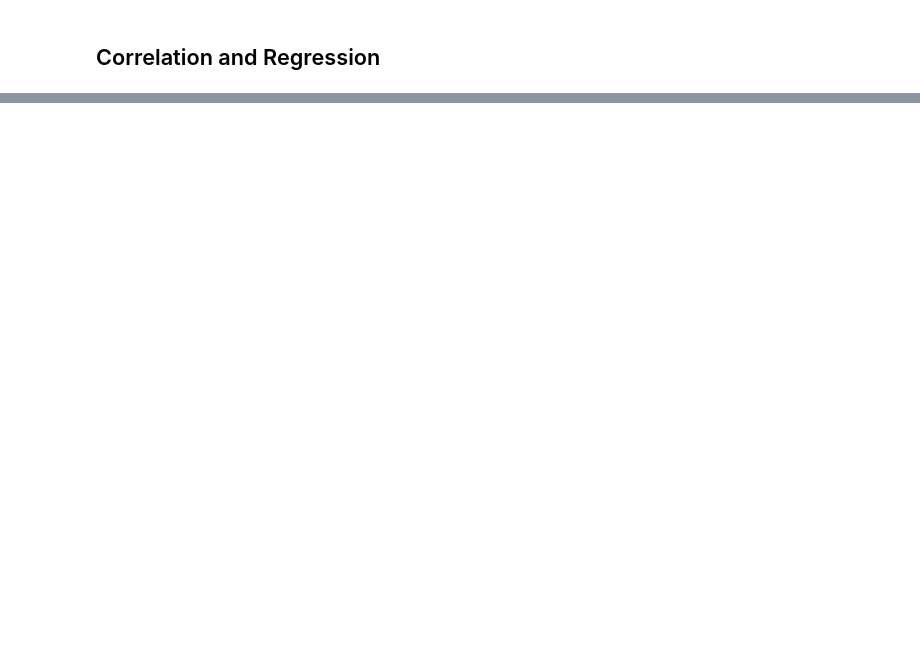
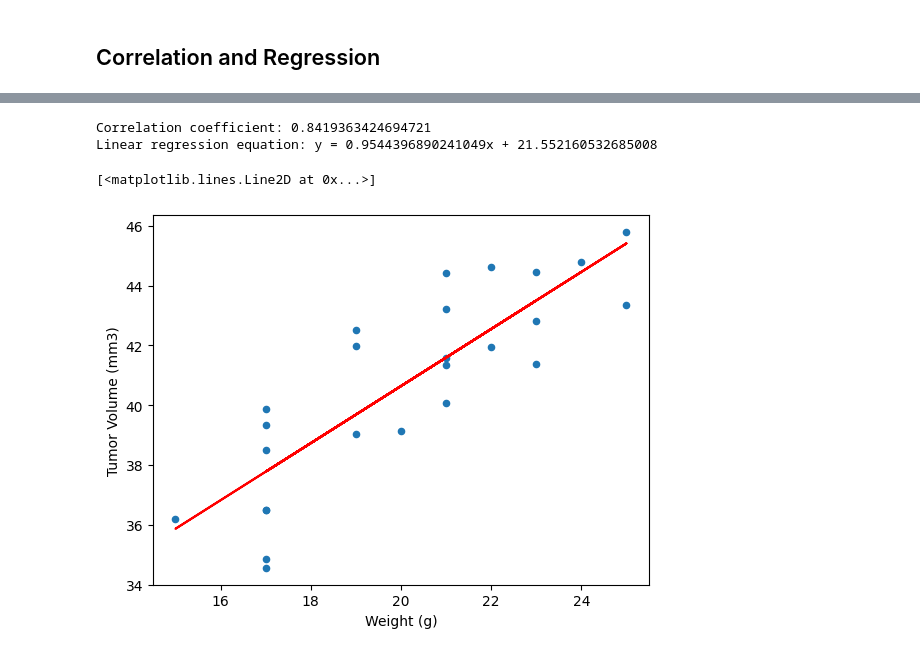
Before and after one commit to joecotten/module_5_challenge, a Jupyter notebook: pymaceuticals_starter.ipynb, the cells around one changed output, grey strips where cells are left out. Cells and saved outputs as stored; diff of their text form; code cells hidden in the pictures; blank space fills up the shorter version.

```diff
--- a/pymaceuticals_starter.ipynb
+++ b/pymaceuticals_starter.ipynb
@@ -220,0 +252,19 @@ The correlation between mouse weight and the average tumor volume is 0.84
+# %%
+# Calculate the correlation coefficient and a linear regression model
+# for mouse weight and average observed tumor volume for the entire Capomulin regimen
+from scipy.stats import linregress
+
+Capomulin_df = clean_df.loc[clean_df["Drug Regimen"] == "Capomulin",:]
+avg_tumor_volume = Capomulin_df.groupby('Mouse ID')['Tumor Volume (mm3)'].mean()
+capomulin_data_with_weight = pd.merge(avg_tumor_volume, mouse_metadata, on='Mouse ID')
+ax = capomulin_data_with_weight.plot(kind="scatter", x="Weight (g)", y = "Tumor Volume (mm3)")
+slope, intercept, rvalue, pvalue, stderr = linregress(capomulin_data_with_weight["Weight (g)"], capomulin_data_with_weight["Tumor Volume (mm3)"])
+print(f"Correlation coefficient: {rvalue}")
+print(f"Linear regression equation: y = {slope}x + {intercept}")
+x = capomulin_data_with_weight["Weight (g)"]
+ax.plot(x, slope*x + intercept, color="red")
+# %% [output]
+Correlation coefficient: 0.8419363424694721
+Linear regression equation: y = 0.9544396890241049x + 21.552160532685008
+[<matplotlib.lines.Line2D at 0x...>]
+[figure, added]
```
Also changed, not shown: parts of 9 cells of this notebook.
